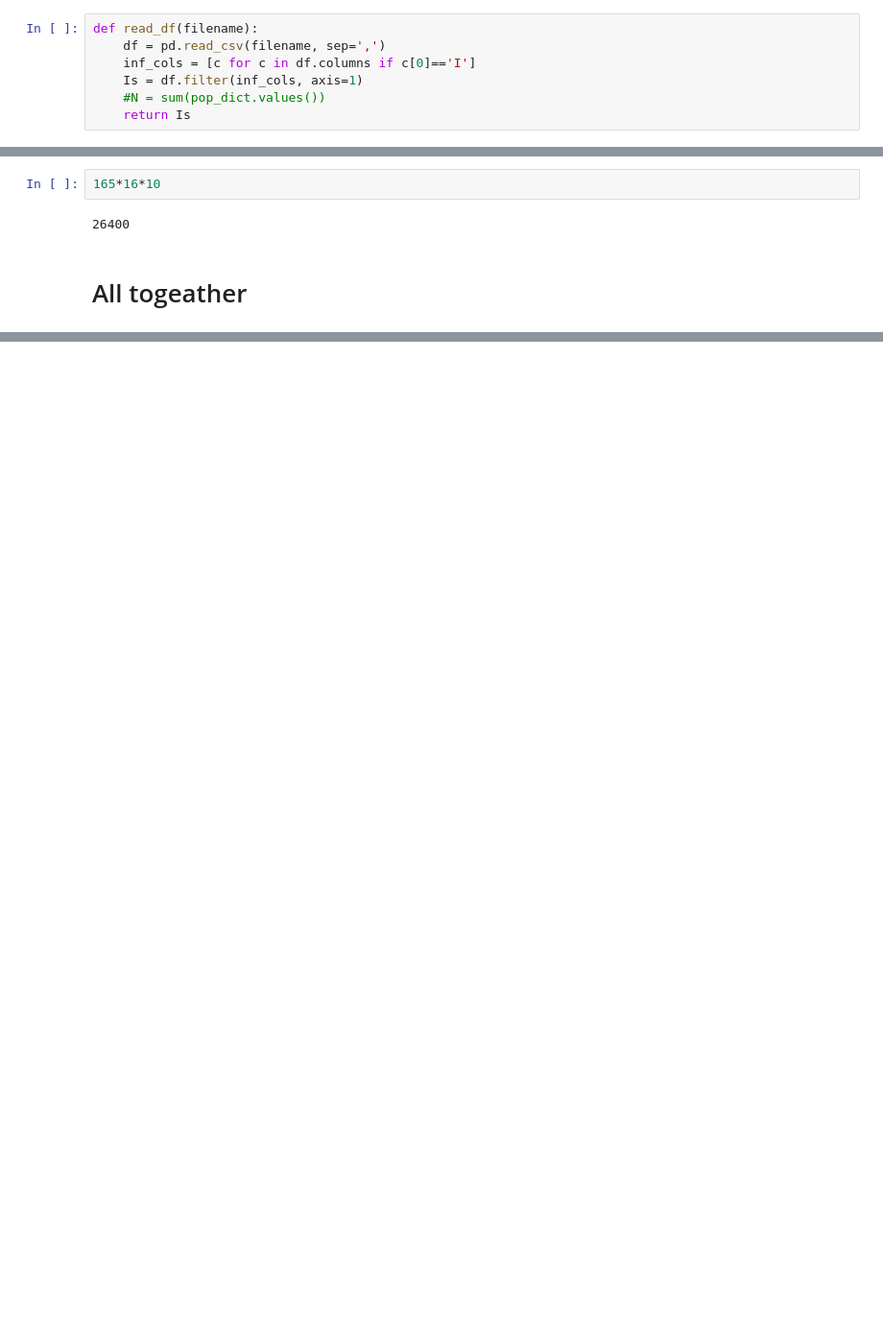
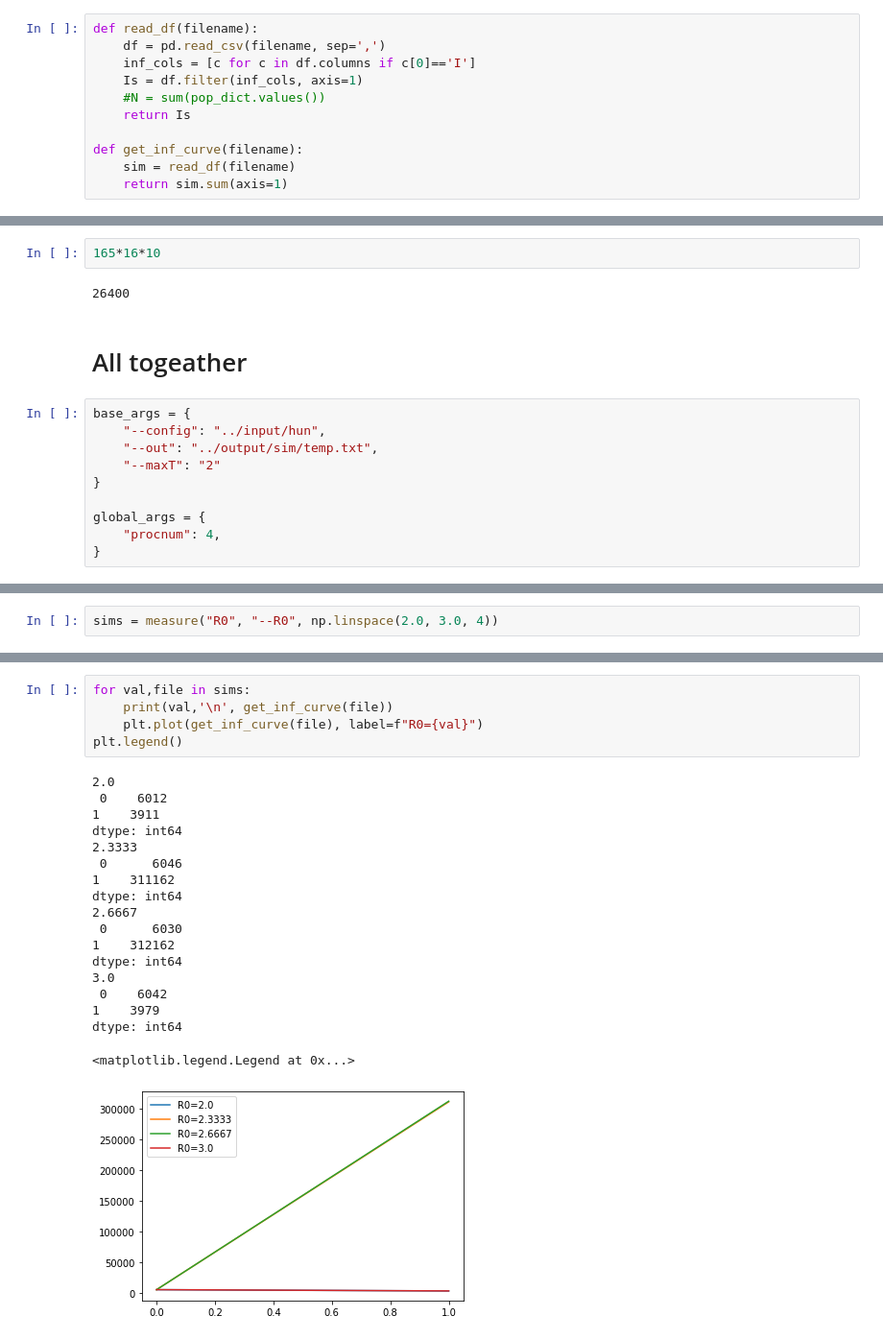
Before and after one commit to kolokcse/covid19-santiago, a Jupyter notebook: code/hun_codes/stats.ipynb, the cells around one changed output, grey strips where cells are left out. Shown: that part at 96% size. Cells and saved outputs as stored; diff of their text form; blank space fills up the shorter version.

```diff
--- a/code/hun_codes/stats.ipynb
+++ b/code/hun_codes/stats.ipynb
@@ -267,6 +267,10 @@ def read_df(filename):
     Is = df.filter(inf_cols, axis=1)
     #N = sum(pop_dict.values())
     return Is
+
+def get_inf_curve(filename):
+    sim = read_df(filename)
+    return sim.sum(axis=1)
 # %%
 sim0 = read_df("../output/results.txt")
 sim1 = read_df("../output/sim/sim1.txt")
@@ -286,5 +290,15 @@ Text(0.5, 1.0, 'Simalation vs real data')
 26400
 # %% [markdown]
 # All togeather
+# %%
+base_args = {
+    "--config": "../input/hun",
+    "--out": "../output/sim/temp.txt",
+    "--maxT": "2"
+}
+
+global_args = {
+    "procnum": 4,
+}
 # %%
 import os
@@ -308,0 +359,2 @@ pool.join()
+# %%
+sims = measure("R0", "--R0", np.linspace(2.0, 3.0, 4))
@@ -308,0 +368,24 @@ pool.join()
+# %%
+for val,file in sims:
+    print(val,'\n', get_inf_curve(file))
+    plt.plot(get_inf_curve(file), label=f"R0={val}")
+plt.legend()
+# %% [output]
+2.0
+ 0    6012
+1    3911
+dtype: int64
+2.3333
+ 0      6046
+1    311162
+dtype: int64
+2.6667
+ 0      6030
+1    312162
+dtype: int64
+3.0
+ 0    6042
+1    3979
+dtype: int64
+<matplotlib.legend.Legend at 0x...>
+[figure, added]
```
Also changed, not shown: parts of 4 cells of this notebook, 1 other file.
